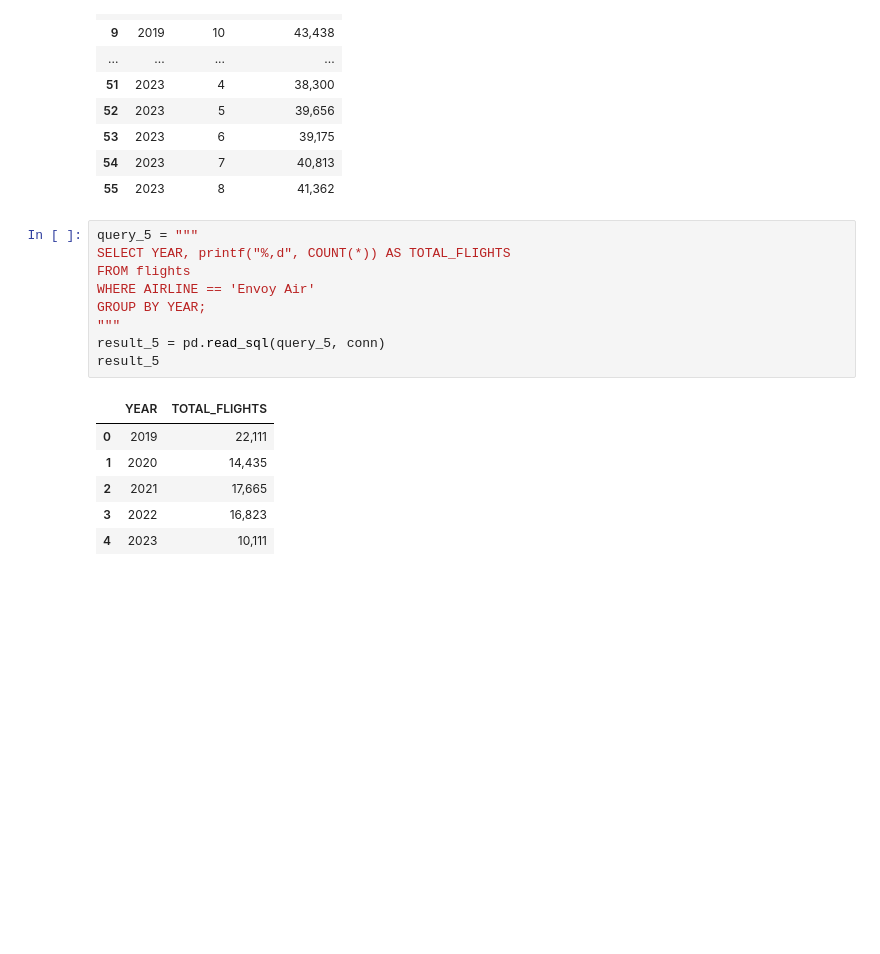
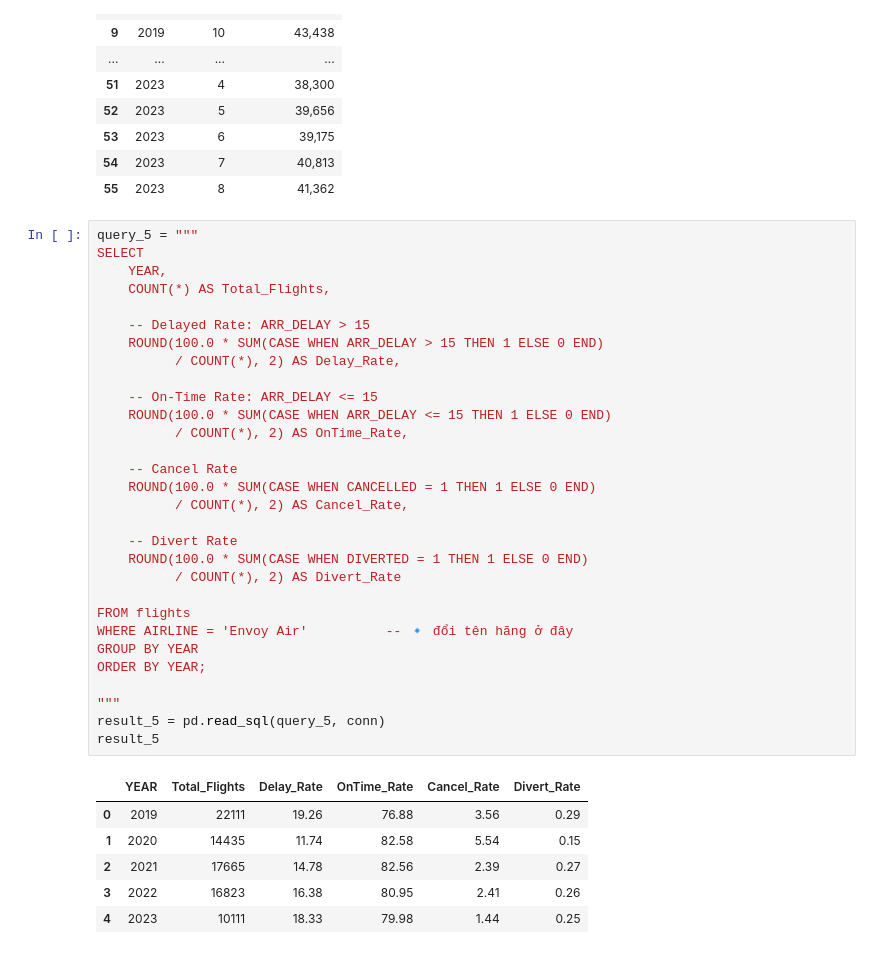
Before and after one commit to nguyenminhthuy/flight-delay-analysis-py, a Jupyter notebook: SQL_Reference.ipynb, the cells around one changed output. Saved outputs shown, nothing was run; the diff lists cells and outputs as text; blank space fills up the shorter version.

```diff
--- a/SQL_Reference.ipynb
+++ b/SQL_Reference.ipynb
@@ -125,19 +125,40 @@ result_4
 | 55 | 2023 | 8 | 41,362 |
 # %%
 query_5 = """
-SELECT YEAR, printf("%,d", COUNT(*)) AS TOTAL_FLIGHTS
+SELECT
+    YEAR,
+    COUNT(*) AS Total_Flights,
+
+    -- Delayed Rate: ARR_DELAY > 15
+    ROUND(100.0 * SUM(CASE WHEN ARR_DELAY > 15 THEN 1 ELSE 0 END)
+          / COUNT(*), 2) AS Delay_Rate,
+
+    -- On-Time Rate: ARR_DELAY <= 15
+    ROUND(100.0 * SUM(CASE WHEN ARR_DELAY <= 15 THEN 1 ELSE 0 END)
+          / COUNT(*), 2) AS OnTime_Rate,
+
+    -- Cancel Rate
+    ROUND(100.0 * SUM(CASE WHEN CANCELLED = 1 THEN 1 ELSE 0 END)
+          / COUNT(*), 2) AS Cancel_Rate,
+
+    -- Divert Rate
+    ROUND(100.0 * SUM(CASE WHEN DIVERTED = 1 THEN 1 ELSE 0 END)
+          / COUNT(*), 2) AS Divert_Rate
+
 FROM flights
-WHERE AIRLINE == 'Envoy Air'
-GROUP BY YEAR;
+WHERE AIRLINE = 'Envoy Air'          -- 🔹 đổi tên hãng ở đây
+GROUP BY YEAR
+ORDER BY YEAR;
+
 """
 result_5 = pd.read_sql(query_5, conn)
 result_5
 # %% [output]
-|  | YEAR | TOTAL_FLIGHTS |
-| 0 | 2019 | 22,111 |
-| 1 | 2020 | 14,435 |
-| 2 | 2021 | 17,665 |
-| 3 | 2022 | 16,823 |
-| 4 | 2023 | 10,111 |
+|  | YEAR | Total_Flights | Delay_Rate | OnTime_Rate | Cancel_Rate | Divert_Rate |
+| 0 | 2019 | 22111 | 19.26 | 76.88 | 3.56 | 0.29 |
+| 1 | 2020 | 14435 | 11.74 | 82.58 | 5.54 | 0.15 |
+| 2 | 2021 | 17665 | 14.78 | 82.56 | 2.39 | 0.27 |
+| 3 | 2022 | 16823 | 16.38 | 80.95 | 2.41 | 0.26 |
+| 4 | 2023 | 10111 | 18.33 | 79.98 | 1.44 | 0.25 |
 # %%
 query_6 = """
```
Also changed, not shown: parts of 2 cells of this notebook, 1 other file.
